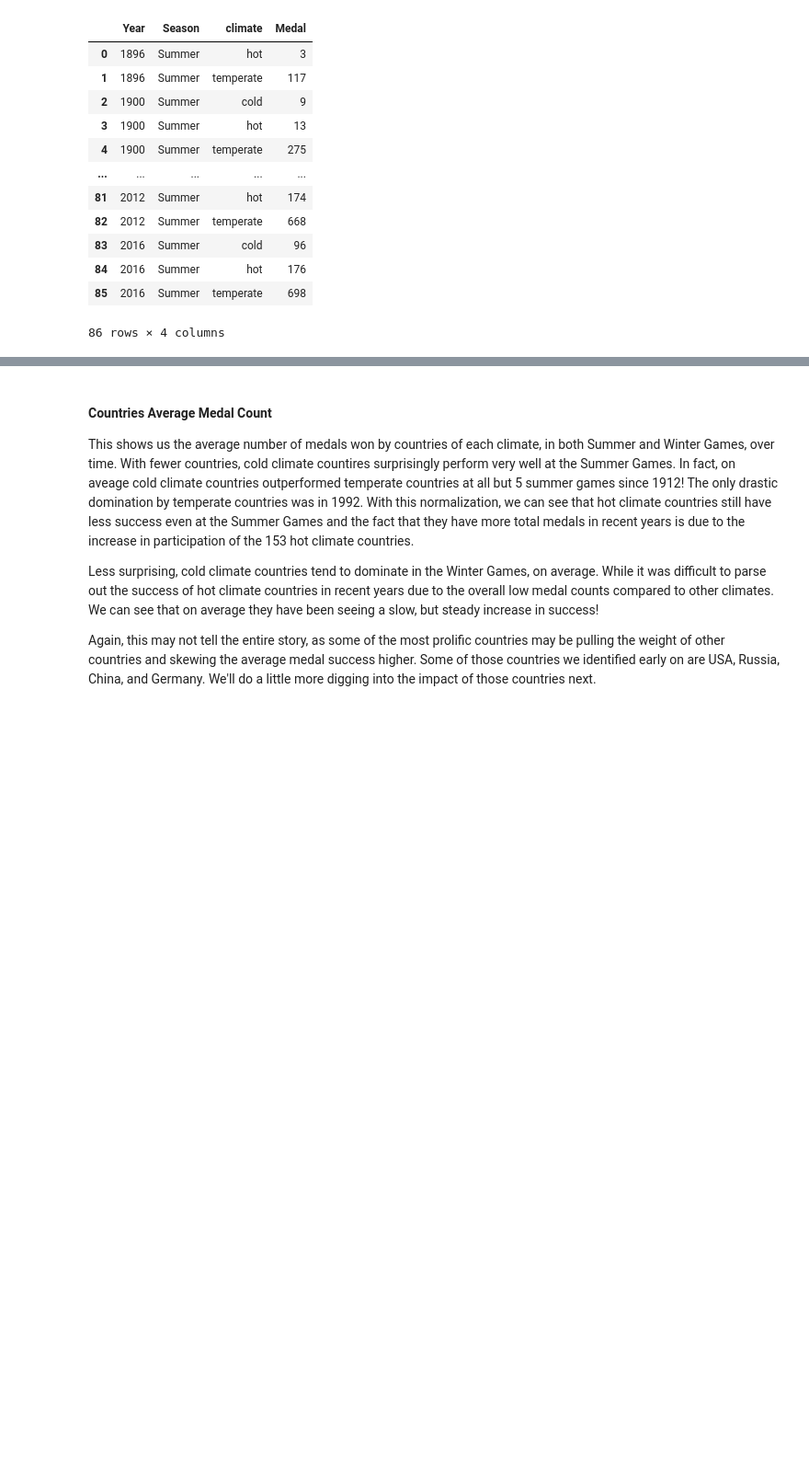
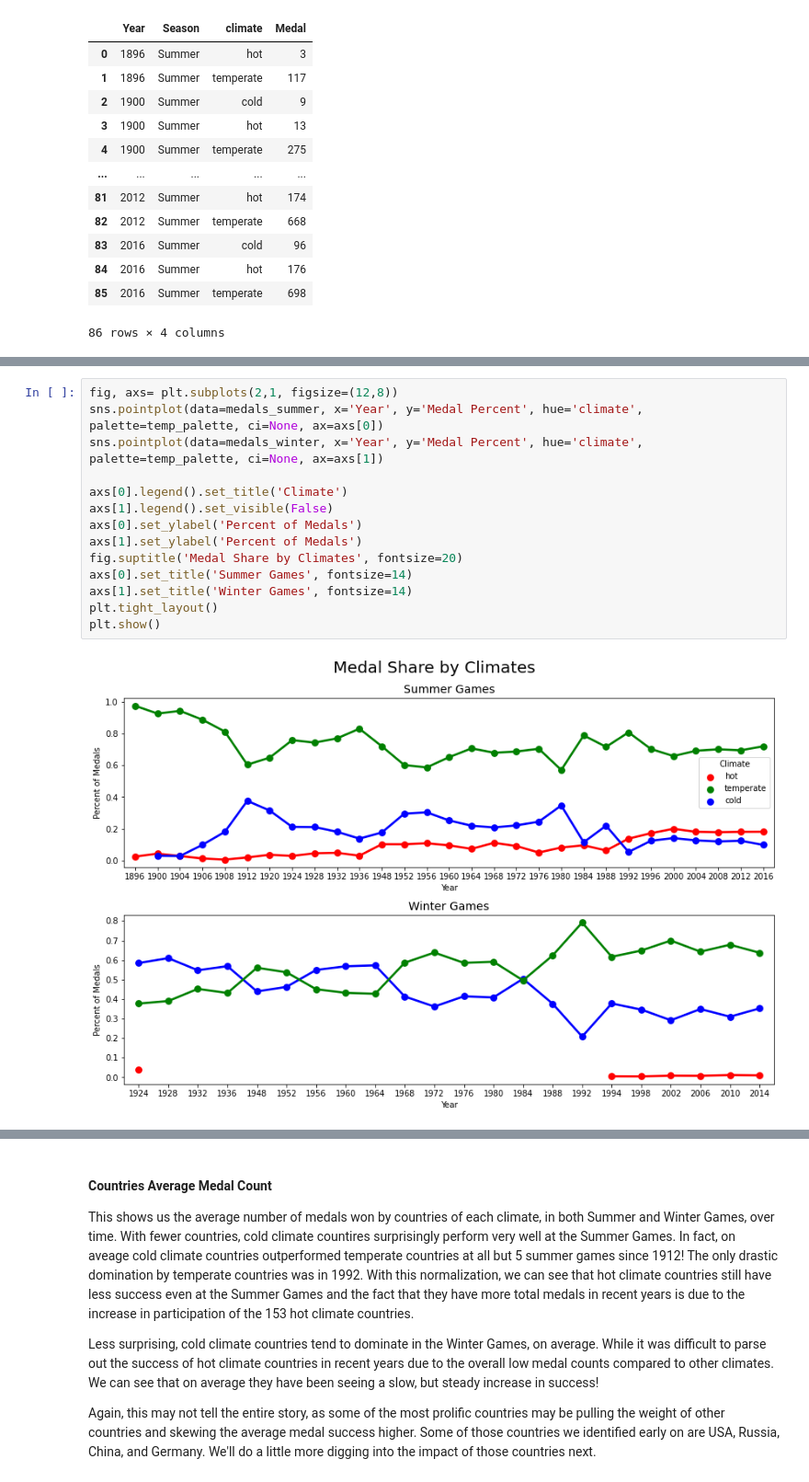
Before and after one commit to speedytmark/Draft_Project, a Jupyter notebook: TMark_ESullivan_4447_Final_Project_Olympics.ipynb, the cells around one changed output, grey strips where cells are left out. Shown at 92% size. Saved outputs shown, nothing was run; the diff lists cells and outputs as text; blank space fills up the shorter version.

```diff
--- a/TMark_ESullivan_4447_Final_Project_Olympics.ipynb
+++ b/TMark_ESullivan_4447_Final_Project_Olympics.ipynb
@@ -2096,0 +2123,16 @@ This visulaization also highlights that there are significantly fewer cold clima
+# %%
+fig, axs= plt.subplots(2,1, figsize=(12,8))
+sns.pointplot(data=medals_summer, x='Year', y='Medal Percent', hue='climate', palette=temp_palette, ci=None, ax=axs[0])
+sns.pointplot(data=medals_winter, x='Year', y='Medal Percent', hue='climate', palette=temp_palette, ci=None, ax=axs[1])
+
+axs[0].legend().set_title('Climate')
+axs[1].legend().set_visible(False)
+axs[0].set_ylabel('Percent of Medals')
+axs[1].set_ylabel('Percent of Medals')
+fig.suptitle('Medal Share by Climates', fontsize=20)
+axs[0].set_title('Summer Games', fontsize=14)
+axs[1].set_title('Winter Games', fontsize=14)
+plt.tight_layout()
+plt.show()
+# %% [output]
+[figure, added]
```
Also changed, not shown: parts of 14 cells of this notebook.
